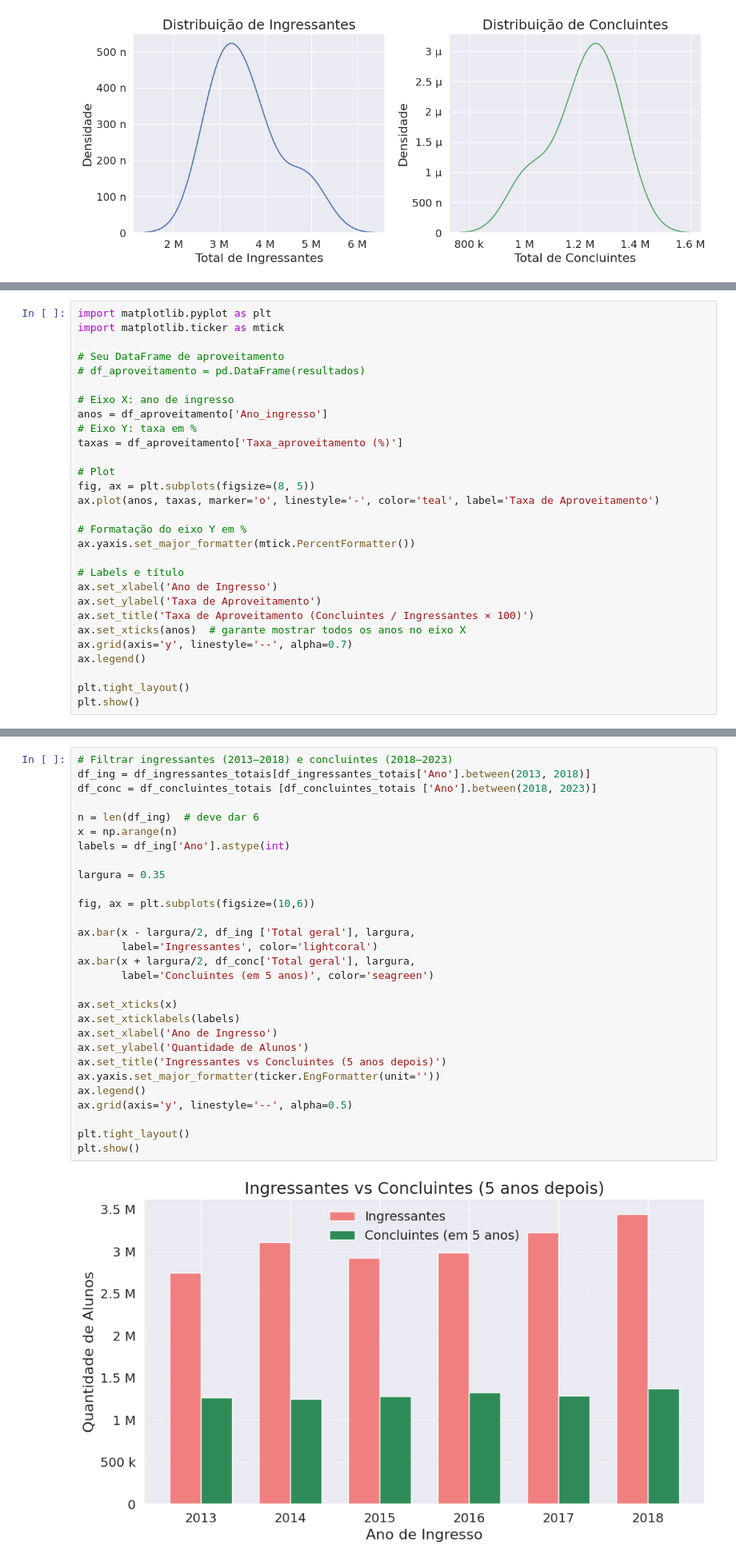
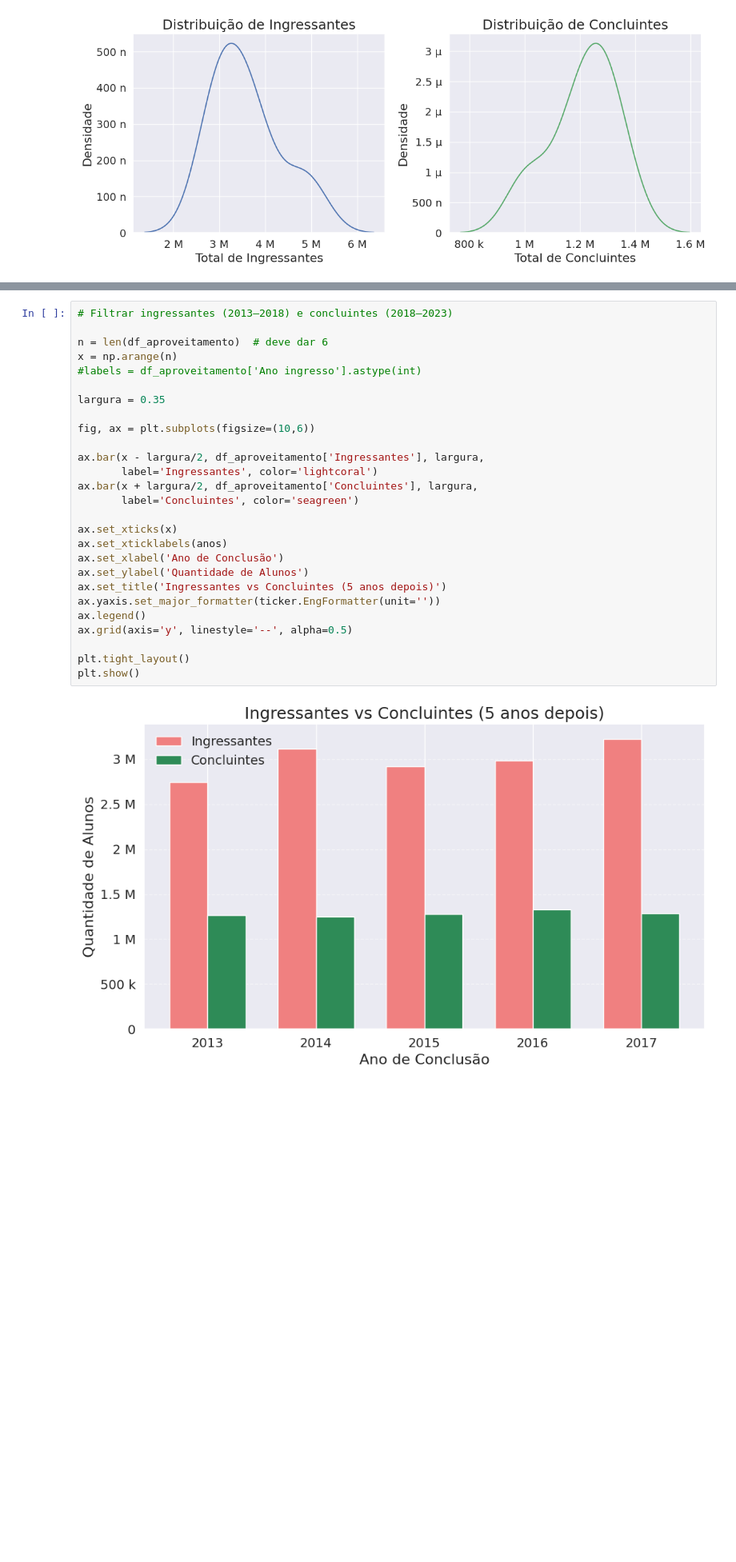
Before and after one commit to MuriloBarros304/censo-graduacao-br, a Jupyter notebook: analise-dados.ipynb, the cells around one changed output, grey strips where cells are left out. Shown at 80% size. Drawn from its saved outputs; the diff is of its cells as text; blank space fills up the shorter version.

```diff
--- a/analise-dados.ipynb
+++ b/analise-dados.ipynb
@@ -472,29 +472,0 @@ concluintes = df_aproveitamento['Concluintes']
-# %%
-import matplotlib.pyplot as plt
-import matplotlib.ticker as mtick
-
-# Seu DataFrame de aproveitamento
-# df_aproveitamento = pd.DataFrame(resultados)
-
-# Eixo X: ano de ingresso
-anos = df_aproveitamento['Ano_ingresso']
-# Eixo Y: taxa em %
-taxas = df_aproveitamento['Taxa_aproveitamento (%)']
-
-# Plot
-fig, ax = plt.subplots(figsize=(8, 5))
-ax.plot(anos, taxas, marker='o', linestyle='-', color='teal', label='Taxa de Aproveitamento')
-
-# Formatação do eixo Y em %
-ax.yaxis.set_major_formatter(mtick.PercentFormatter())
-
-# Labels e título
-ax.set_xlabel('Ano de Ingresso')
-ax.set_ylabel('Taxa de Aproveitamento')
-ax.set_title('Taxa de Aproveitamento (Concluintes / Ingressantes × 100)')
-ax.set_xticks(anos)  # garante mostrar todos os anos no eixo X
-ax.grid(axis='y', linestyle='--', alpha=0.7)
-ax.legend()
-
-plt.tight_layout()
-plt.show()
@@ -503,31 +473,29 @@ plt.show()
 # %%
 # Filtrar ingressantes (2013–2018) e concluintes (2018–2023)
-df_ing = df_ingressantes_totais[df_ingressantes_totais['Ano'].between(2013, 2018)]
-df_conc = df_concluintes_totais [df_concluintes_totais ['Ano'].between(2018, 2023)]
 
-n = len(df_ing)  # deve dar 6
+n = len(df_aproveitamento)  # deve dar 6
 x = np.arange(n)
-labels = df_ing['Ano'].astype(int)
+#labels = df_aproveitamento['Ano ingresso'].astype(int)
 
 largura = 0.35
 
 fig, ax = plt.subplots(figsize=(10,6))
 
-ax.bar(x - largura/2, df_ing ['Total geral'], largura,
+ax.bar(x - largura/2, df_aproveitamento['Ingressantes'], largura,
        label='Ingressantes', color='lightcoral')
-ax.bar(x + largura/2, df_conc['Total geral'], largura,
-       label='Concluintes (em 5 anos)', color='seagreen')
+ax.bar(x + largura/2, df_aproveitamento['Concluintes'], largura,
+       label='Concluintes', color='seagreen')
 
 ax.set_xticks(x)
-ax.set_xticklabels(labels)
-ax.set_xlabel('Ano de Ingresso')
+ax.set_xticklabels(anos)
+ax.set_xlabel('Ano de Conclusão')
 ax.set_ylabel('Quantidade de Alunos')
 ax.set_title('Ingressantes vs Concluintes (5 anos depois)')
 ax.yaxis.set_major_formatter(ticker.EngFormatter(unit=''))
 ax.legend()
 ax.grid(axis='y', linestyle='--', alpha=0.5)
 
 plt.tight_layout()
 plt.show()
 # %% [output]
-[figure, old version]
+[figure, new version]
```
Also changed, not shown: parts of 5 cells of this notebook, 4 other files.
